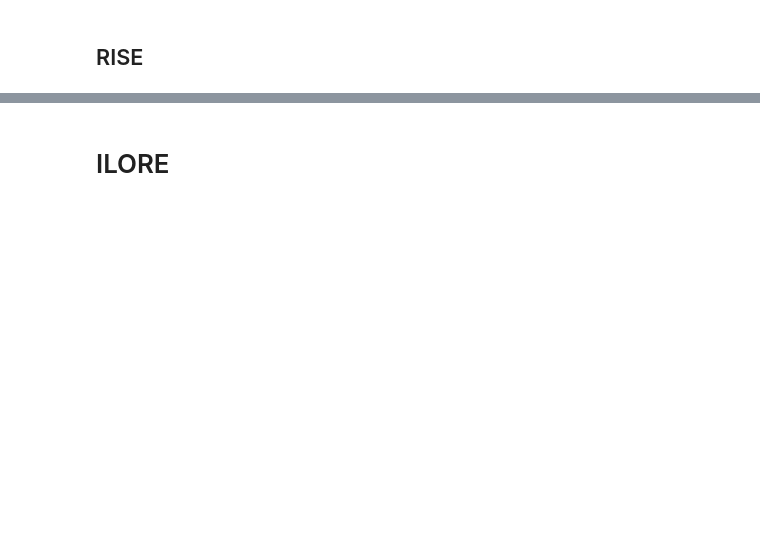
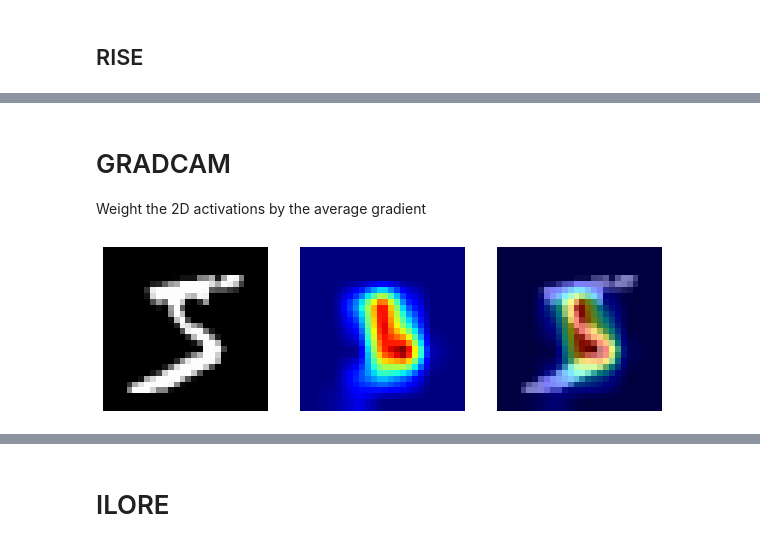
Before and after one commit to kdd-lab/XAI-Lib, a Jupyter notebook: Images_Usage_Examples_MNIST.ipynb, the cells around one changed output, grey strips where cells are left out. Saved outputs shown, nothing was run; the diff lists cells and outputs as text; code cells hidden in the pictures; blank space fills up the shorter version.

Commit message:
added gradcam and gradcam ++ pytorch and tensorflow

```diff
--- a/Images_Usage_Examples_MNIST.ipynb
+++ b/Images_Usage_Examples_MNIST.ipynb
@@ -396,0 +397,27 @@ ax[2].axis('off');
+# %% [markdown]
+# GRADCAM
+Weight the 2D activations by the average gradient
+# %%
+from xailib.explainers.gradcam_explainer import GradCAMImageExplainer
+
+img = MNIST_x_data_train[0,:]
+
+explainer = GradCAMImageExplainer(MNIST_CNN)
+
+explainer.fit([MNIST_CNN.conv_block[10]])
+
+attr = explainer.explain(torch.tensor(img).reshape(-1,1,28,28).float()/255, 5, model_type='pytorch')
+# %%
+fig, ax = plt.subplots(1,3,figsize=(10,5))
+
+ax[0].imshow(img,cmap='gray')
+ax[0].axis('off')
+
+ax[1].imshow(attr[0,:],cmap='jet')
+ax[1].axis('off')
+
+ax[2].imshow(img,cmap='gray')
+ax[2].imshow(attr[0,:],cmap='jet',alpha=0.5)
+ax[2].axis('off');
+# %% [output]
+[figure, added]
```
Also changed, not shown: parts of 16 cells of this notebook, 3 other files.
